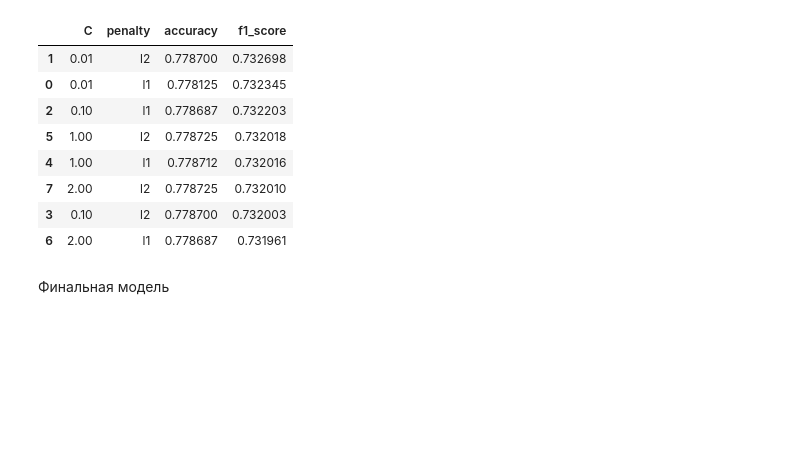
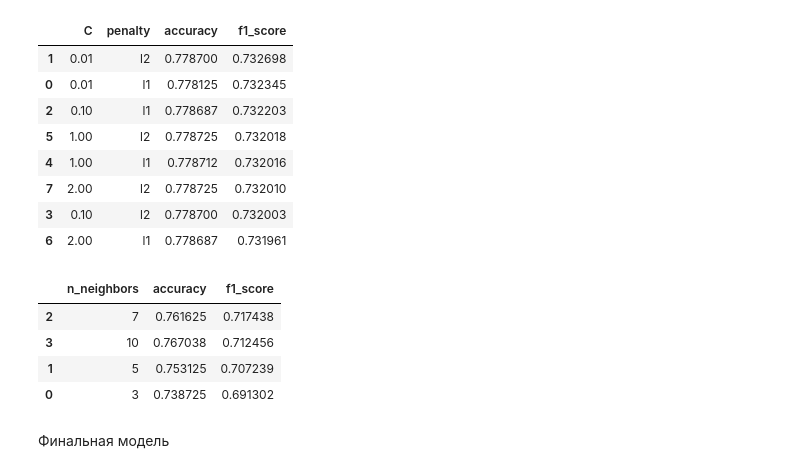
Before and after one commit to OksanaZaitseva/rsschool, a Jupyter notebook: 5_classification_linear_knn/hw_classification_final.ipynb, the cells around one changed output. Drawn from its saved outputs; the diff is of its cells as text; code cells hidden in the pictures; blank space fills up the shorter version.

```diff
--- a/5_classification_linear_knn/hw_classification_final.ipynb
+++ b/5_classification_linear_knn/hw_classification_final.ipynb
@@ -1061,8 +1031,14 @@ for n in knn_param_grid:
     error_ac_knn.append(np.mean(results['test_accuracy']))
     error_f1_knn.append(np.mean(results['test_f1']))
 # %%
-pd.DataFrame({'n_neighbors':knn_param_grid, 'accuracy':error_ac, 'f1_score':error_f1}).\
+pd.DataFrame({'n_neighbors':knn_param_grid, 'accuracy':error_ac_knn, 'f1_score':error_f1_knn}).\
         sort_values(['f1_score', 'accuracy'], ascending=False)
+# %% [output]
+|  | n_neighbors | accuracy | f1_score |
+| 2 | 7 | 0.761625 | 0.717438 |
+| 3 | 10 | 0.767038 | 0.712456 |
+| 1 | 5 | 0.753125 | 0.707239 |
+| 0 | 3 | 0.738725 | 0.691302 |
 # %% [markdown]
 Финальная модель
 # %%
```
Also changed, not shown: parts of 6 cells of this notebook.
